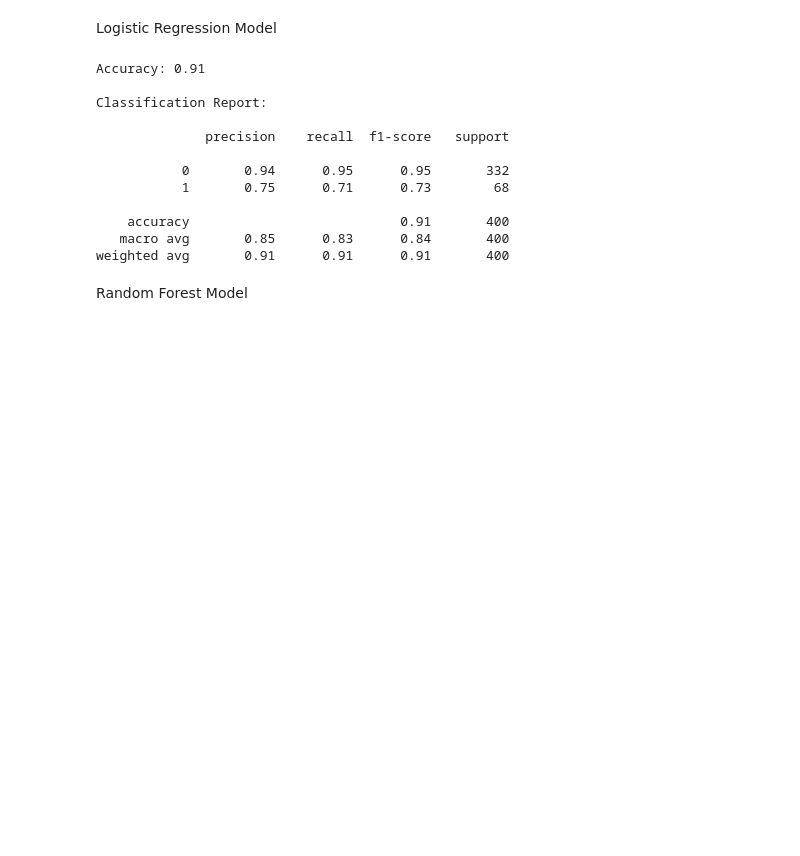
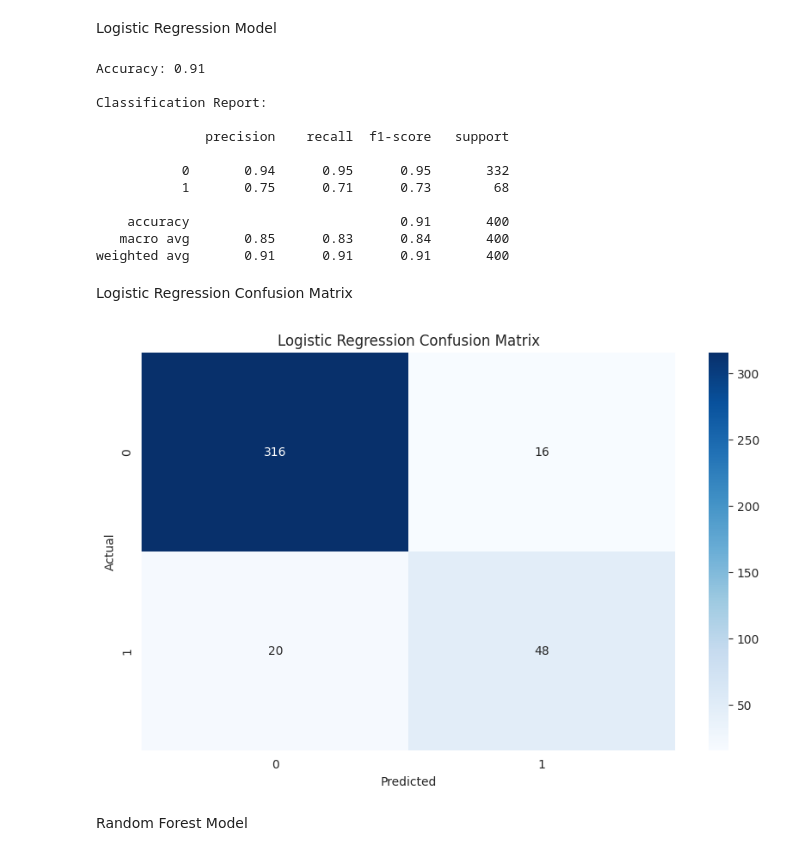
Before and after one commit to Yeabebe/explainable-ai, a Jupyter notebook: loan_approval_xai_analysis.ipynb, the cells around one changed output. Saved outputs shown, nothing was run; the diff lists cells and outputs as text; code cells hidden in the pictures; blank space fills up the shorter version.

Commit message:
Add a confusion matrix visualization for each model

```diff
--- a/loan_approval_xai_analysis.ipynb
+++ b/loan_approval_xai_analysis.ipynb
@@ -306,6 +306,25 @@ Classification Report:
     accuracy                           0.91       400
    macro avg       0.85      0.83      0.84       400
 weighted avg       0.91      0.91      0.91       400
+# %% [markdown]
+Logistic Regression Confusion Matrix
+# %%
+cm = confusion_matrix(y_test, lr_pred)
+
+sns.heatmap(
+    cm,
+    annot=True,
+    fmt="d",
+    cmap="Blues"
+)
+
+plt.title("Logistic Regression Confusion Matrix")
+plt.xlabel("Predicted")
+plt.ylabel("Actual")
+
+plt.show()
+# %% [output]
+[figure, added]
 # %% [markdown]
 Random Forest Model
 # %%
```
Also changed, not shown: parts of 9 cells of this notebook.
